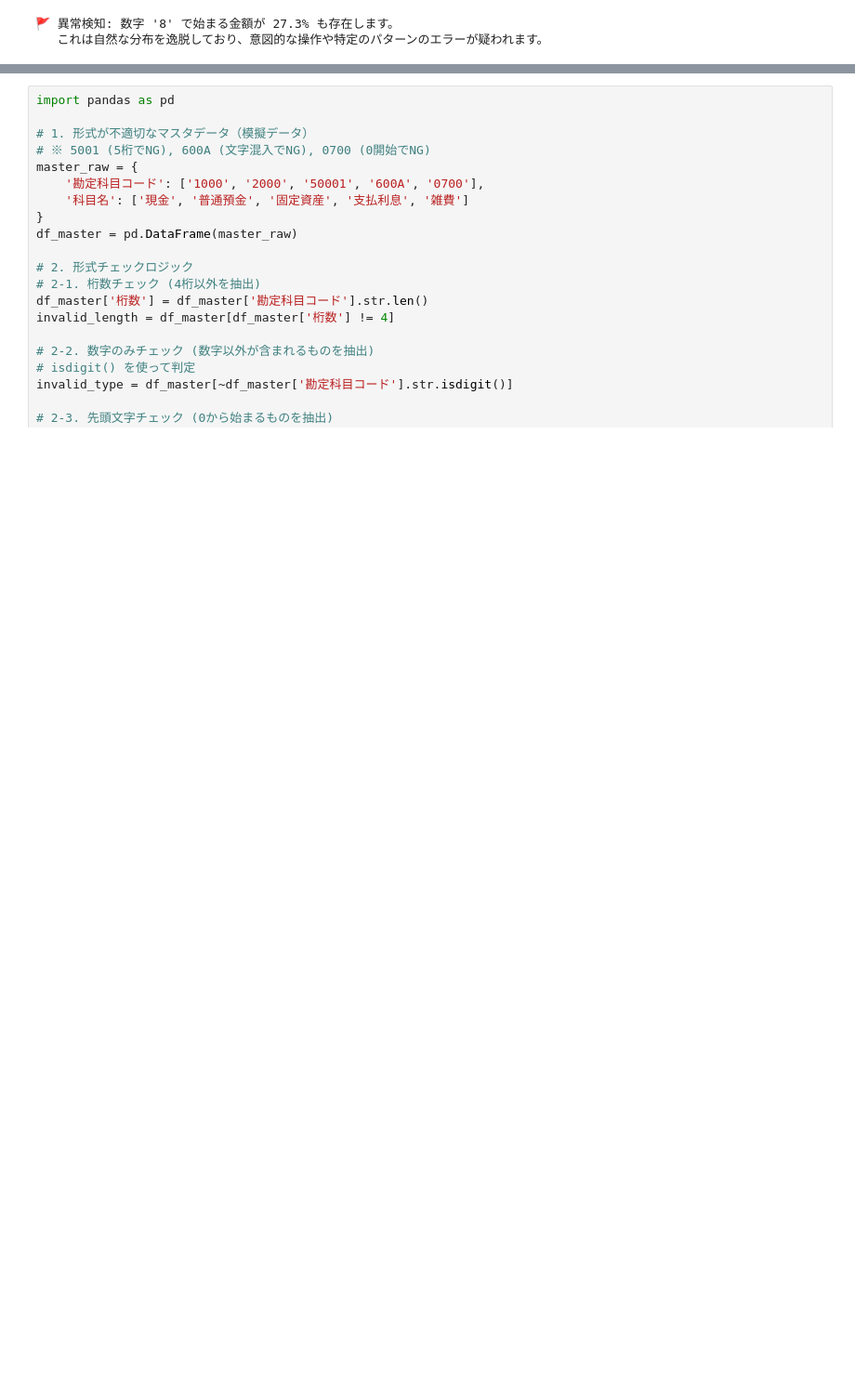
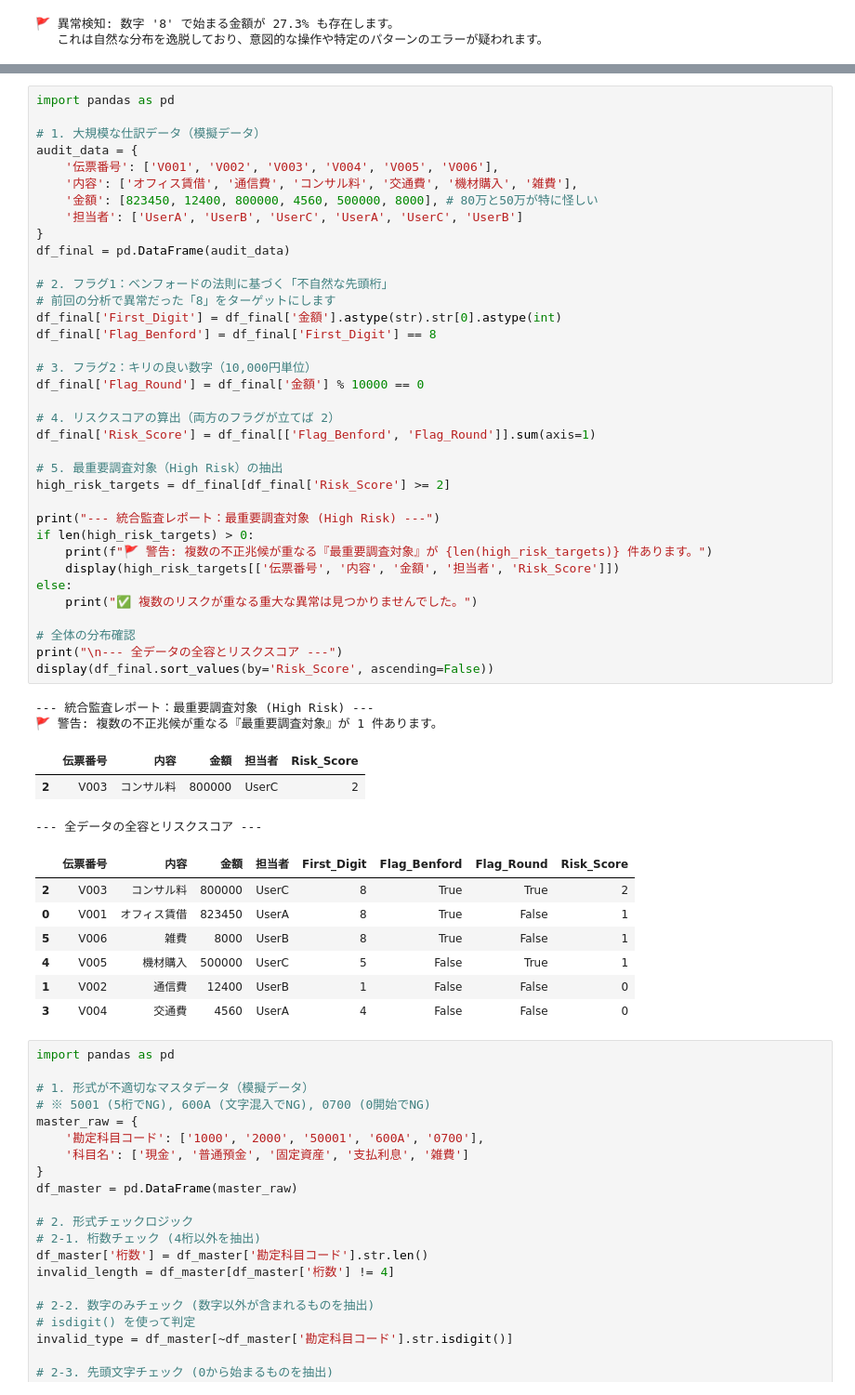
Before and after one commit to Koji-Accounting-Tech/D365-Finance-Data-Validator, a Jupyter notebook: D365_Data_Processing.ipynb, the cells around one changed output, grey strips where cells are left out. Shown at 93% size. Saved outputs shown, nothing was run; the diff lists cells and outputs as text; blank space fills up the shorter version.

```diff
--- a/D365_Data_Processing.ipynb
+++ b/D365_Data_Processing.ipynb
@@ -807,3 +850,52 @@ if actual_counts[8] > 0.1: # 8の出現率が異常に高い場合
+# %%
+import pandas as pd
+
+# 1. 大規模な仕訳データ（模擬データ）
+audit_data = {
+    '伝票番号': ['V001', 'V002', 'V003', 'V004', 'V005', 'V006'],
+    '内容': ['オフィス賃借', '通信費', 'コンサル料', '交通費', '機材購入', '雑費'],
+    '金額': [823450, 12400, 800000, 4560, 500000, 8000], # 80万と50万が特に怪しい
+    '担当者': ['UserA', 'UserB', 'UserC', 'UserA', 'UserC', 'UserB']
+}
+df_final = pd.DataFrame(audit_data)
+
+# 2. フラグ1：ベンフォードの法則に基づく「不自然な先頭桁」
+# 前回の分析で異常だった「8」をターゲットにします
+df_final['First_Digit'] = df_final['金額'].astype(str).str[0].astype(int)
+df_final['Flag_Benford'] = df_final['First_Digit'] == 8
+
+# 3. フラグ2：キリの良い数字（10,000円単位）
+df_final['Flag_Round'] = df_final['金額'] % 10000 == 0
+
+# 4. リスクスコアの算出（両方のフラグが立てば 2）
+df_final['Risk_Score'] = df_final[['Flag_Benford', 'Flag_Round']].sum(axis=1)
+
+# 5. 最重要調査対象（High Risk）の抽出
+high_risk_targets = df_final[df_final['Risk_Score'] >= 2]
+
+print("--- 統合監査レポート：最重要調査対象 (High Risk) ---")
+if len(high_risk_targets) > 0:
+    print(f"🚩 警告: 複数の不正兆候が重なる『最重要調査対象』が {len(high_risk_targets)} 件あります。")
+    display(high_risk_targets[['伝票番号', '内容', '金額', '担当者', 'Risk_Score']])
+else:
+    print("✅ 複数のリスクが重なる重大な異常は見つかりませんでした。")
+
+# 全体の分布確認
+print("\n--- 全データの全容とリスクスコア ---")
+display(df_final.sort_values(by='Risk_Score', ascending=False))
+# %% [output]
+--- 統合監査レポート：最重要調査対象 (High Risk) ---
+🚩 警告: 複数の不正兆候が重なる『最重要調査対象』が 1 件あります。
+|  | 伝票番号 | 内容 | 金額 | 担当者 | Risk_Score |
+| 2 | V003 | コンサル料 | 800000 | UserC | 2 |
+--- 全データの全容とリスクスコア ---
+|  | 伝票番号 | 内容 | 金額 | 担当者 | First_Digit | Flag_Benford | Flag_Round | Risk_Score |
+| 2 | V003 | コンサル料 | 800000 | UserC | 8 | True | True | 2 |
+| 0 | V001 | オフィス賃借 | 823450 | UserA | 8 | True | False | 1 |
+| 5 | V006 | 雑費 | 8000 | UserB | 8 | True | False | 1 |
+| 4 | V005 | 機材購入 | 500000 | UserC | 5 | False | True | 1 |
+| 1 | V002 | 通信費 | 12400 | UserB | 1 | False | False | 0 |
+| 3 | V004 | 交通費 | 4560 | UserA | 4 | False | False | 0 |
 # %%
 import pandas as pd
 
```
Also changed, not shown: parts of 1 cell of this notebook.
